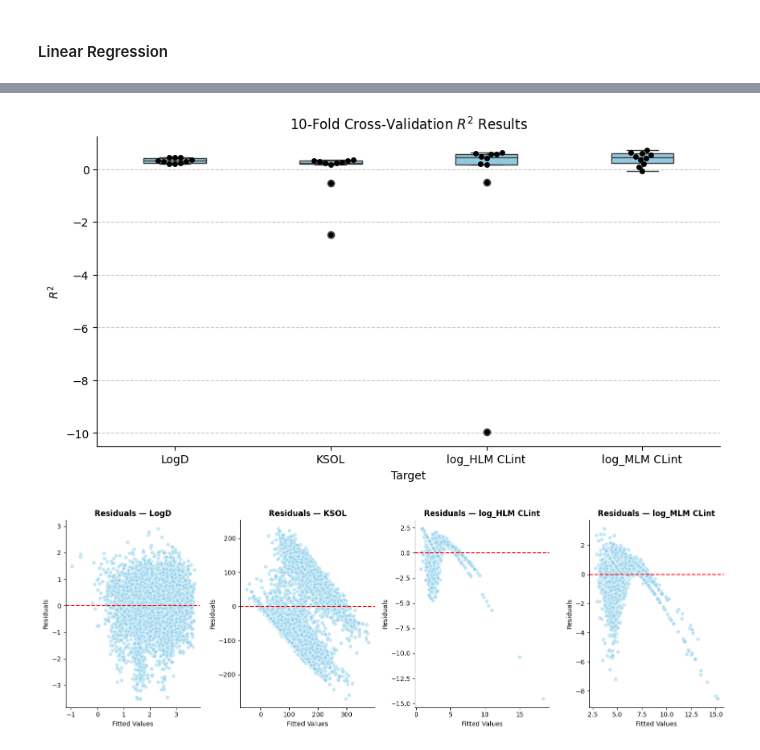
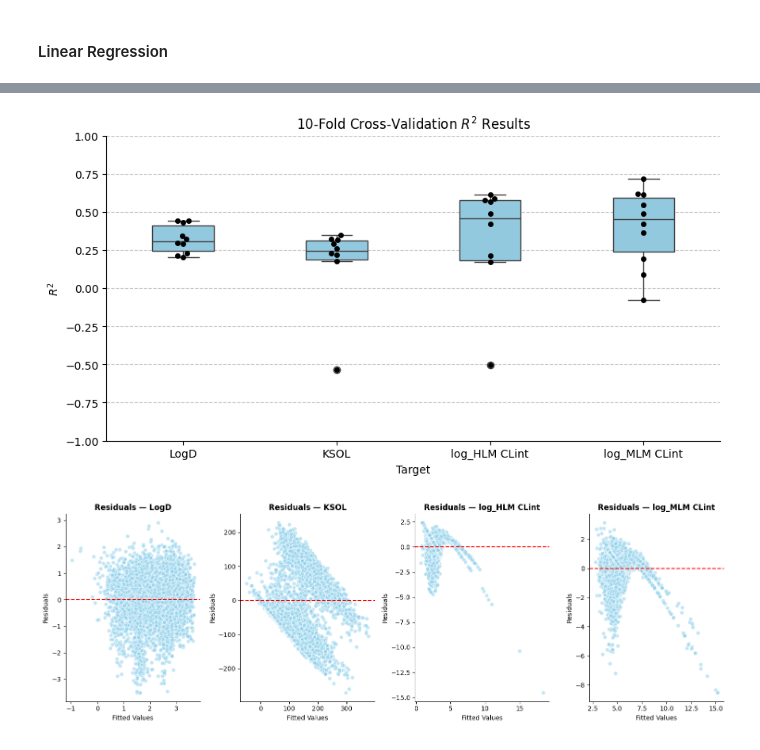
Before and after one commit to JacobMastrandrea/ADMET-Drug-Predictor, a Jupyter notebook: notebooks/baseline_model.ipynb, the cells around one changed output, grey strips where cells are left out. Saved outputs shown, nothing was run; the diff lists cells and outputs as text; code cells hidden in the pictures.

```diff
--- a/notebooks/baseline_model.ipynb
+++ b/notebooks/baseline_model.ipynb
@@ -33,7 +33,7 @@ lin_reg_data = {}
 # %%
 # -- Linear Regression
 for target in targets:
-    model, scores, X, y, y_pred_cv = train(clean_train, target)
+    model, scores, X, y, y_pred_cv = train_linear(clean_train, target)
     lin_reg_models[target] = model
     lin_reg_scores[target] = scores
     lin_reg_data[target] = (X, y, y_pred_cv)
@@ -40,18 +75,19 @@ for target in targets:
 # %%
 scores_df = pd.DataFrame(lin_reg_scores)
 
 plt.figure(figsize=(10, 5))
 sns.boxplot(data=scores_df, color='skyblue', width=0.4)
 sns.swarmplot(data=scores_df, color='black')
 
 plt.title(r'10-Fold Cross-Validation $R^2$ Results')
 plt.ylabel(r'$R^2$')
+plt.ylim(-1,1)
 plt.xlabel('Target')
 plt.grid(axis='y', linestyle='--', alpha=0.7)
 sns.despine()
 plt.show()
 # %% [output]
-[figure, old version]
+[figure, new version]
 # %%
 fig, axes = plt.subplots(1, 4, figsize=(15, 5))
 for ax, (target, model) in zip(axes, lin_reg_models.items()):
```
Also changed, not shown: parts of 6 cells of this notebook, 2 other files.
